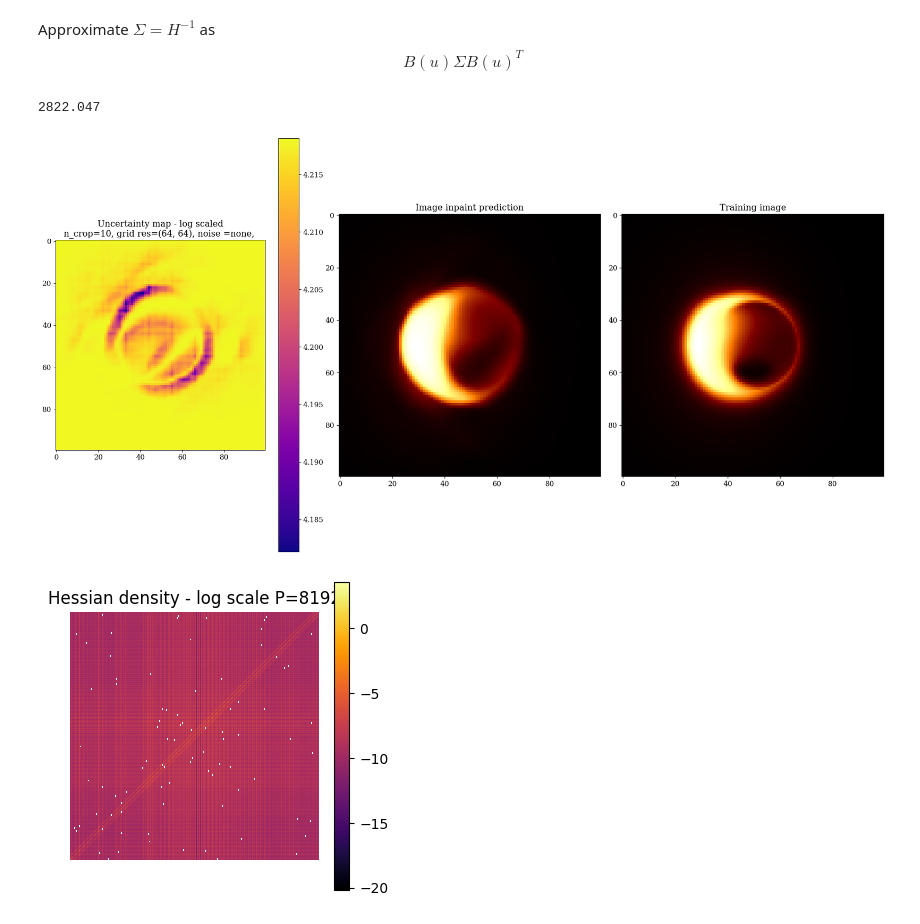
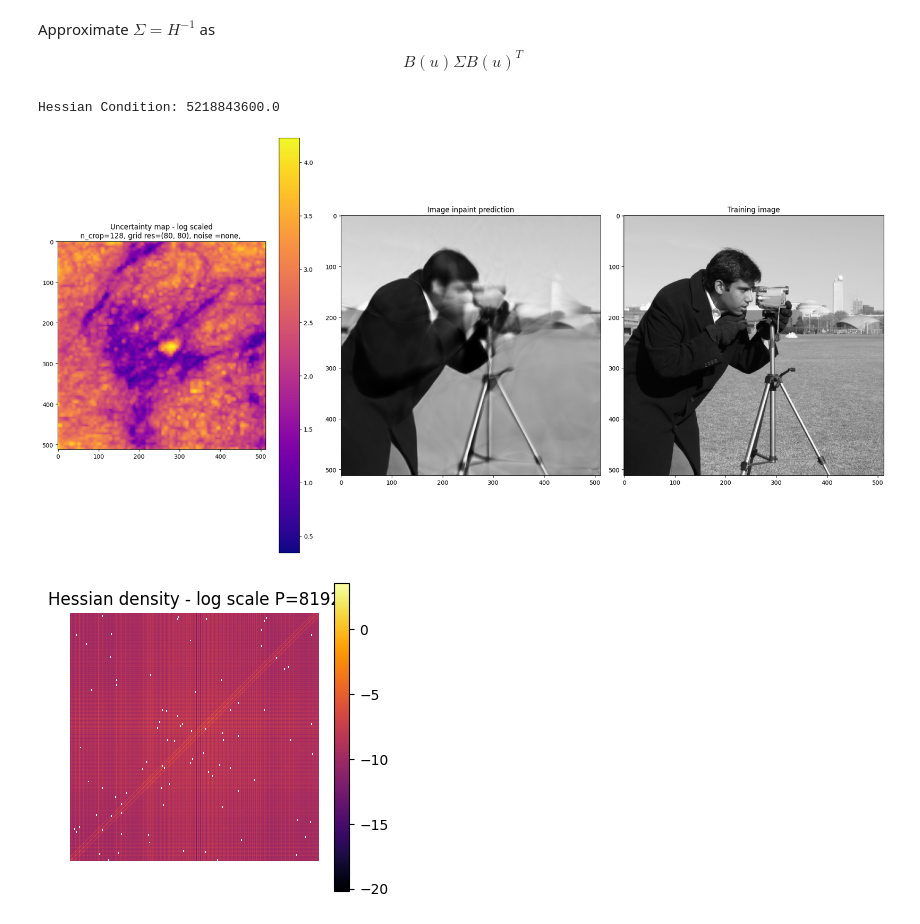
Before and after one commit to khyyle/caltech_surf_2025, a Jupyter notebook: bayes_rays_fourier.ipynb, the cells around one changed output. Cells and saved outputs as stored; diff of their text form; code cells hidden in the pictures.

```diff
--- a/bayes_rays_fourier.ipynb
+++ b/bayes_rays_fourier.ipynb
@@ -203,7 +203,7 @@ def loss_fn(params, predictor_fn, target, sigma_vis, coords, n_crop):
     '''
     image_pred = predictor_fn({'params': params}, coords)
     vis = fourier_forward(image_pred, n_crop)
-    loss = jnp.mean((jnp.abs(vis - target)/sigma_vis)**2)
+    loss = jnp.mean((jnp.abs(vis - target))**2)
     return loss, image_pred
 
 @functools.partial(jax.jit, static_argnums=(4,))
@@ -220,7 +220,7 @@ Training loop
 lets try on black hole image, camera guy, starfish gpt img from brandon (can average over channel axis, can resize w anti aliasing (pil))
 also do ensemble on each and compare uncertainty maps.
 """
-n_crop = 10
+n_crop = 128
 assert n_crop <= xdim
 nvis = n_crop**2
 rng_real, rng_im = jax.random.PRNGKey(2), jax.random.PRNGKey(3)
@@ -347,7 +347,7 @@ def forward_with_deform(params_img, params_def, coords):
     offsets = DeformationGrid.apply({'params': params_def}, coords)
     return predictor.apply({'params': params_img}, coords + offsets)
 
-grid_res = (64, 64)
+grid_res = (80, 80)
 def_grid = DeformationGrid(grid_res)
 # %%
 '''prepare variables for bayes rays'''
@@ -419,14 +419,7 @@ def fisher_sum(chunk_size, P, lam, nvis):
 
     return H
 # %%
-def vis_to_image(vis_vec, n_crop, full_N=xdim):
-    uv = np.zeros((full_N, full_N), dtype=np.complex64)
-    cx = (full_N - n_crop) // 2
-    cy = (full_N - n_crop) // 2
-    uv[cy:cy+n_crop, cx:cx+n_crop] = vis_vec.reshape(n_crop, n_crop)
-    return np.fft.ifft2(np.fft.ifftshift(uv)).real
-
-chunk_size = 15
+chunk_size = 10
 P = 2 * grid_res[0] * grid_res[1] #number of parameters in the grid
 lam = 3e-5/(grid_res[0]*grid_res[1])
 H = fisher_sum(chunk_size, P, lam, nvis)
@@ -454,7 +447,7 @@ Approximate $\Sigma = H^{-1}$ as $$B(u)\Sigma B(u)^T$$
 # %%
 """must use n_crop^2 > P, otherwise rank(H) << P and variances explode for unconstrained deformation parameters"""
 
-print(jnp.linalg.cond(V))
+print("Hessian Condition:", jnp.linalg.cond(V))
 
 gx, gy = grid_res
 def flat_idx(i, j, channel): # channel=0(x) or 1(y)
@@ -498,6 +491,10 @@ def build_W_and_idx(u):
     return jnp.sqrt(jnp.trace(C))'''
 
 def make_unc_fn(Sigma):
+    """
+    Function to handle both a diagonal and full hessian computation.
+    Later, we compare the diagonal with the full hessian.
+    """
     is_diag = Sigma.ndim==1
 
     @jax.jit
@@ -512,48 +509,60 @@ def make_unc_fn(Sigma):
 
 # vectorise over pixels in manageable chunks
 def sigma_map_from_coords(coords, Sigma, chunk=8192):
+    """
+    compute the full uncertainty map from bayes rays, evaluating at
+    each point in coords
+    """
     c_flat = coords.reshape(-1,2)
     unc_fn = make_unc_fn(Sigma)
     out = []
     for k in range(0, c_flat.shape[0], chunk):
         out.append(jax.vmap(unc_fn)(c_flat[k:k+chunk]))
     return jnp.concatenate(out).reshape(coords.shape[:2])
+
+def vis_to_image(vis_vec, n_crop, full_N=xdim):
+    """to visualize the magnitude of noise added (note it was added in fourier space)"""
+    uv = np.zeros((full_N, full_N), dtype=np.complex64)
+    cx = (full_N - n_crop) // 2
+    cy = (full_N - n_crop) // 2
+    uv[cy:cy+n_crop, cx:cx+n_crop] = vis_vec.reshape(n_crop, n_crop)
+    return np.fft.ifft2(np.fft.ifftshift(uv)).real
 
 # bilinear upsample
 grid_coords = np.stack(np.meshgrid(np.linspace(0, 1, gx), np.linspace(0, 1, gy), indexing='xy'), axis=-1)
 sigma_map = sigma_map_from_coords(grid_coords, V).reshape(gx, gy)
 sigma_map = bilinear(coords, sigma_map[..., None]).squeeze(-1)
 
 full_image = predictor.apply({'params': state.params}, coords)
 
 fig, ax = plt.subplots(1, 3, figsize=(20,10))
 im_0 = ax[0].imshow(jnp.log10(sigma_map + 1e-12), cmap='plasma', origin="upper")
 noise_str = ''
 if not noise:
     noise_str = 'none'
 elif noise == 'variable':
     noise_str = noise + "_1e-2-9e-2_radial"
 elif noise == 'uniform':
     noise_str = noise + str(sigma_vis[0])
 
 ax[0].set_title(f"Uncertainty map - log scaled\nn_crop={n_crop}, grid res={grid_res}, noise ={noise_str}, ")
 im_1 = ax[1].imshow(full_image, cmap=cmap, origin='upper')
 ax[1].set_title('Image inpaint prediction')
 if noise:
     im_2 = ax[2].imshow(vis_to_image(vis_obs, n_crop), cmap=cmap, origin='upper')
     ax[2].set_title('Noisy training image')
 else:
     im_2 = ax[2].imshow(intensity_gt, cmap=cmap)
     ax[2].set_title('Training image')
 plt.tight_layout()
 fig.colorbar(im_0, ax=ax[0])
 
 save = True
 if save:
-    plt.savefig(f'black_hole_fourier_results/n_crop{n_crop}_grid_res{grid_res[0]}x{grid_res[1]}_noise_{noise_str}.png')
+    plt.savefig(f'cameraman_unc_results/n_crop{n_crop}_grid_res{grid_res[0]}x{grid_res[1]}_noise_{noise_str}.png')
 # %% [output]
-2822.047
+Hessian Condition: 5218843600.0
-[figure, old version]
+[figure, new version]
 # %%
 def plot_H_pattern(H, title="Hessian sparsity"):
     """Visualise |H|—white = zero(ish), dark = non-zero."""
```
Also changed, not shown: parts of 5 cells of this notebook, 13 other files.
